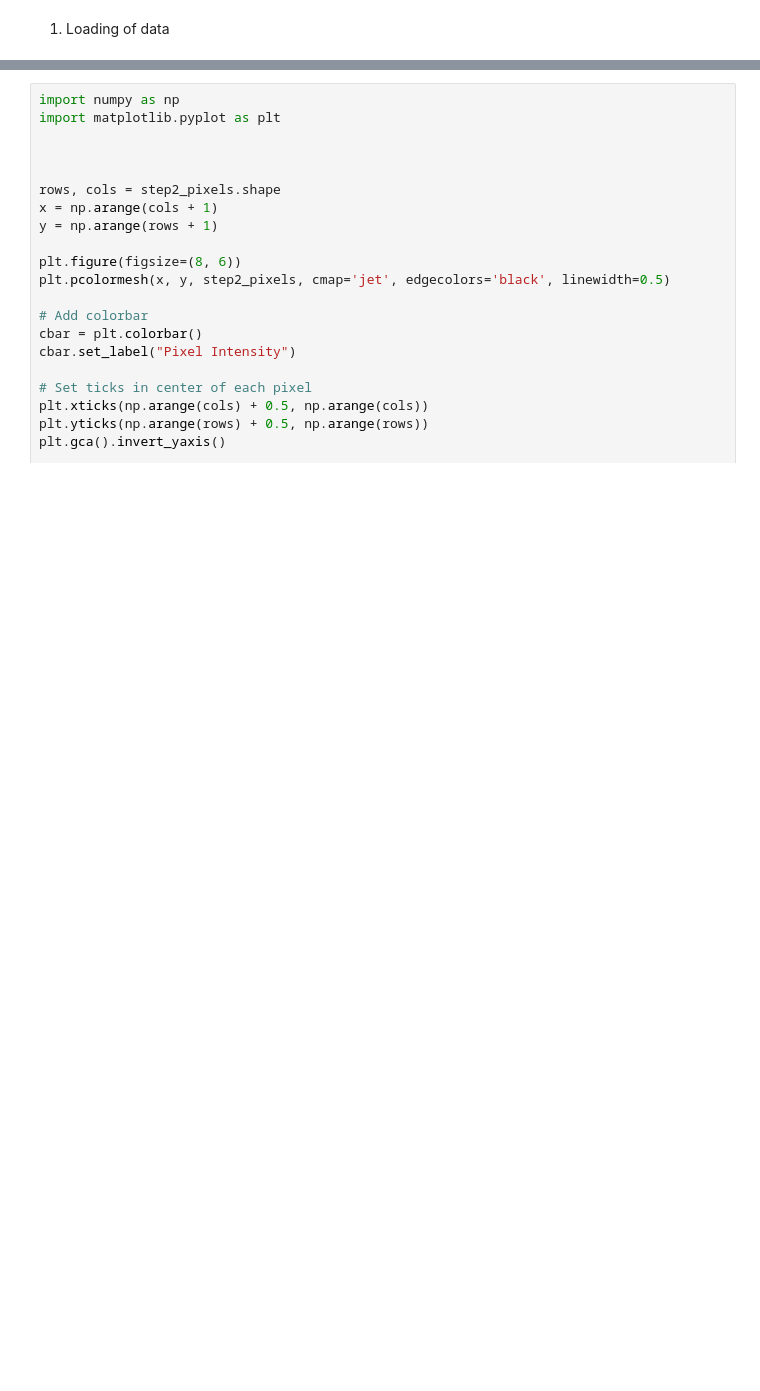
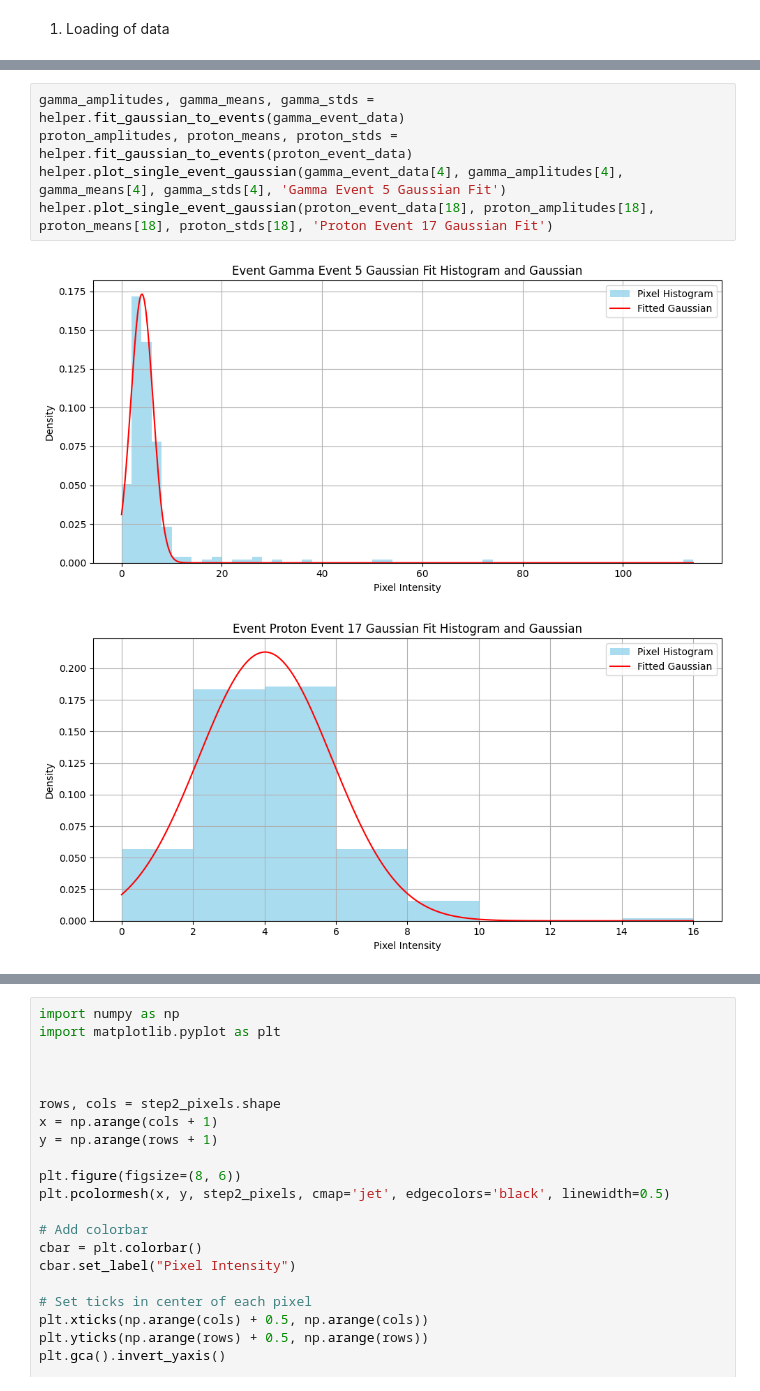
Before and after one commit to Abhimanyu5100/Gapd_camera_gamma_ray_detection, a Jupyter notebook: data_processing.ipynb, the cells around one changed output, grey strips where cells are left out. Drawn from its saved outputs; the diff is of its cells as text; blank space fills up the shorter version.

```diff
--- a/data_processing.ipynb
+++ b/data_processing.ipynb
@@ -425,0 +51,8 @@ print(mean, std, bt, pt)
+# %%
+gamma_amplitudes, gamma_means, gamma_stds = helper.fit_gaussian_to_events(gamma_event_data)
+proton_amplitudes, proton_means, proton_stds = helper.fit_gaussian_to_events(proton_event_data)
+helper.plot_single_event_gaussian(gamma_event_data[4], gamma_amplitudes[4], gamma_means[4], gamma_stds[4], 'Gamma Event 5 Gaussian Fit')
+helper.plot_single_event_gaussian(proton_event_data[18], proton_amplitudes[18], proton_means[18], proton_stds[18], 'Proton Event 17 Gaussian Fit')
+# %% [output]
+[figure, added]
+[figure, added]
```
Also changed, not shown: parts of 44 cells of this notebook, 2 other files.
